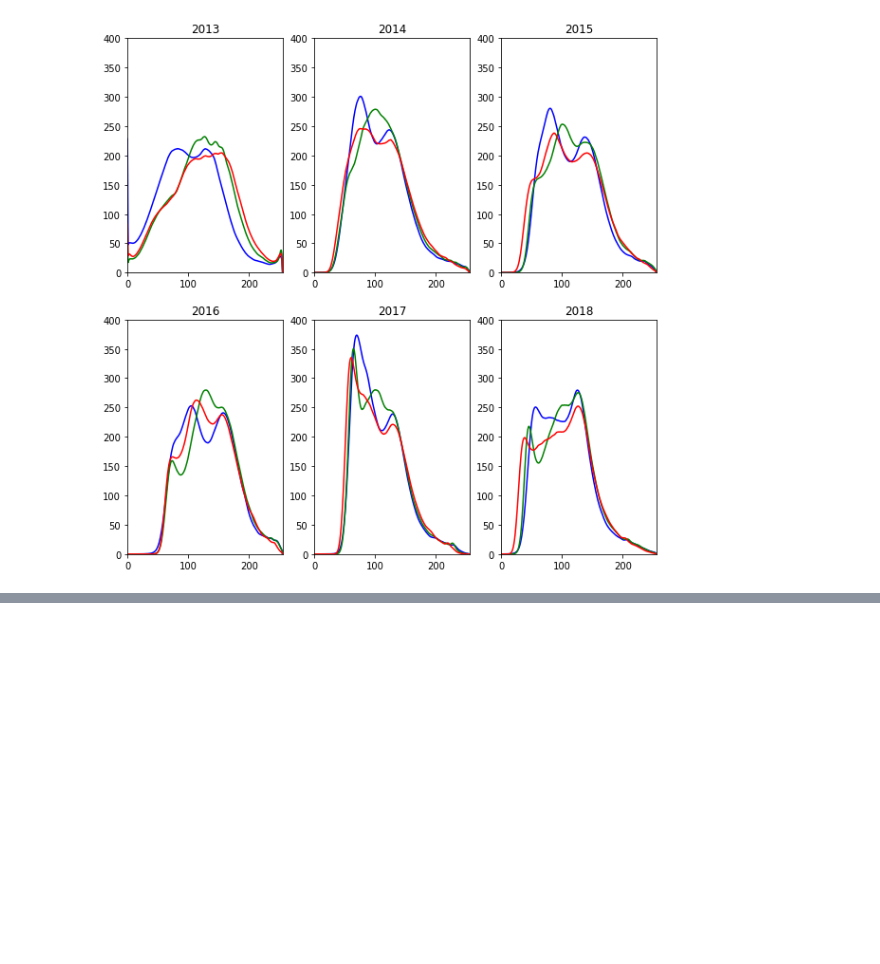
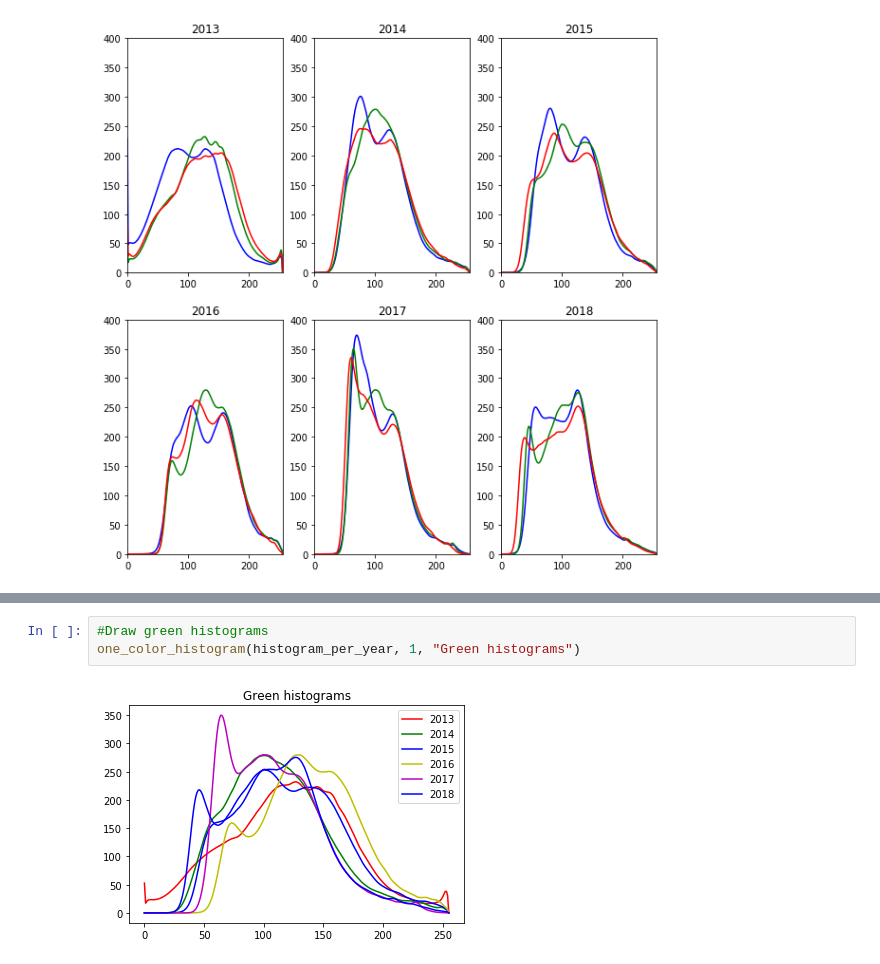
Before and after one commit to thinkpractice/DeepSolaris, a Jupyter notebook: CompareAllHistograms.ipynb, the cells around one changed output, grey strips where cells are left out. Drawn from its saved outputs; the diff is of its cells as text; blank space fills up the shorter version.

```diff
--- a/CompareAllHistograms.ipynb
+++ b/CompareAllHistograms.ipynb
@@ -79,0 +92,5 @@ for r in range(2):
+# %%
+#Draw green histograms
+one_color_histogram(histogram_per_year, 1, "Green histograms")
+# %% [output]
+[figure, added]
```
Also changed, not shown: parts of 3 cells of this notebook.
